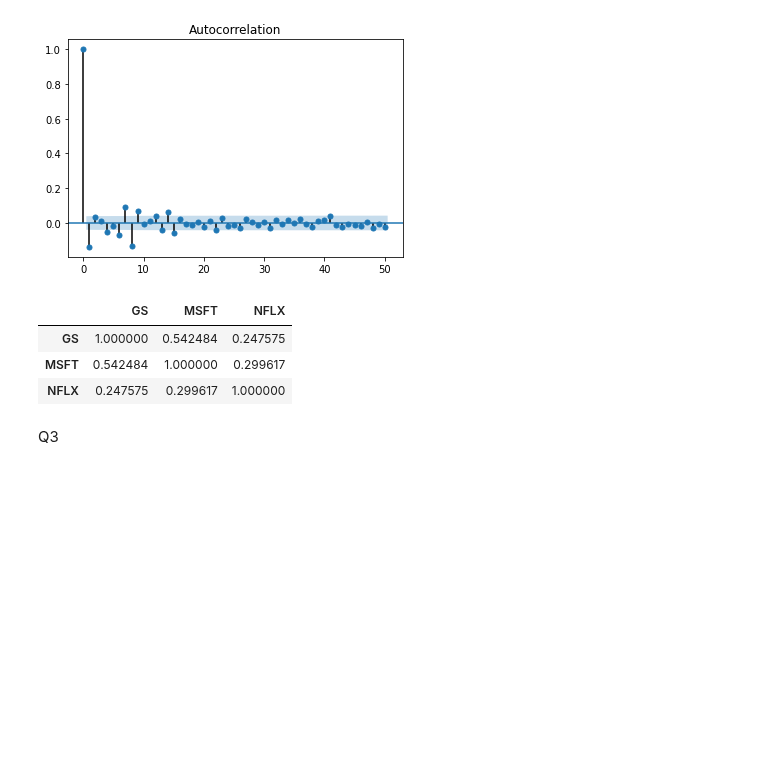
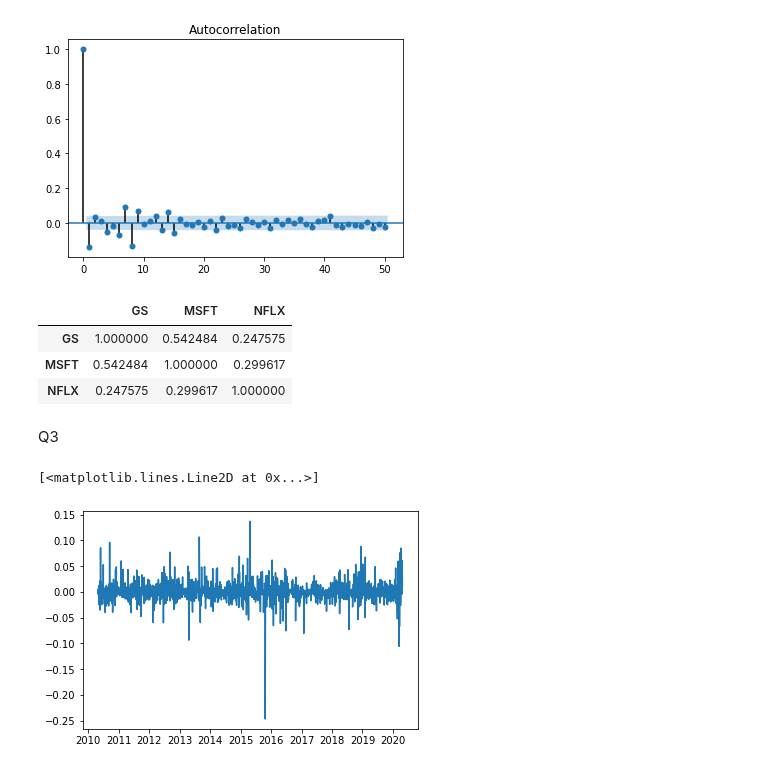
Before and after one commit to PomazkinG/Particle, a Jupyter notebook: Particle.ipynb, the cells around one changed output. Drawn from its saved outputs; the diff is of its cells as text; code cells hidden in the pictures; blank space fills up the shorter version.

```diff
--- a/Particle.ipynb
+++ b/Particle.ipynb
@@ -221,3 +221,9 @@ df_daily_return.corr()
 | NFLX | 0.247575 | 0.299617 | 1.000000 |
 # %% [markdown]
 Q3
+# %%
+df_daily_return['Pred'] = np.random.normal(0,1,len(df_daily_return))
+df_daily_return['PL'] = df_daily_return['Pred'] * df_daily_return['MSFT']
+# %% [output]
+[<matplotlib.lines.Line2D at 0x...>]
+[figure, added]
```
Also changed, not shown: parts of 11 cells of this notebook.
